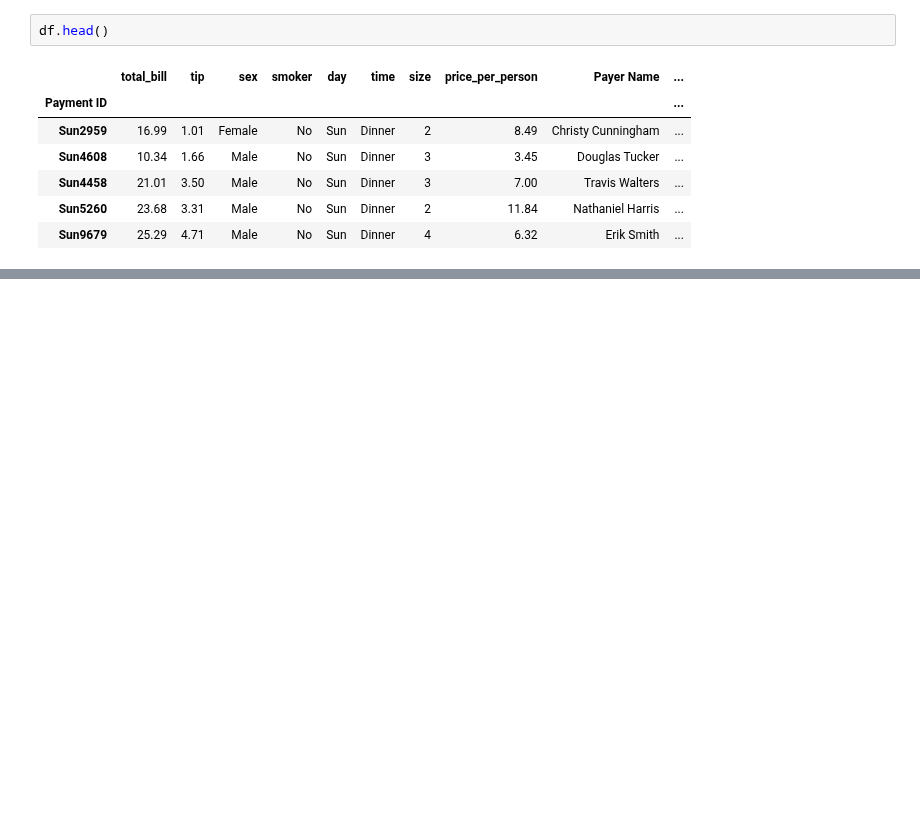
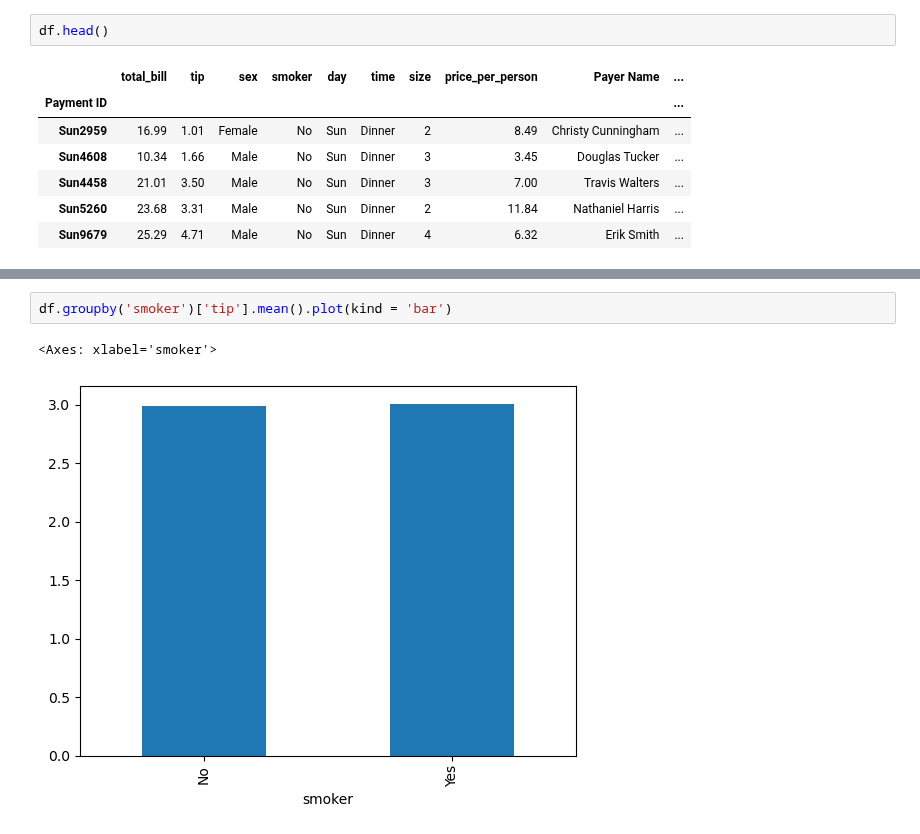
Before and after one commit to harshkrsaw/PANDAS, a Jupyter notebook: PANDAS_practice.ipynb, the cells around one changed output, grey strips where cells are left out. Drawn from its saved outputs; the diff is of its cells as text; blank space fills up the shorter version.

```diff
--- a/PANDAS_practice.ipynb
+++ b/PANDAS_practice.ipynb
@@ -493,0 +537,5 @@ import matplotlib.pyplot as plt
+# %%
+df.groupby('smoker')['tip'].mean().plot(kind = 'bar')
+# %% [output]
+<Axes: xlabel='smoker'>
+[figure, added]
```
Also changed, not shown: parts of 7 cells of this notebook.
